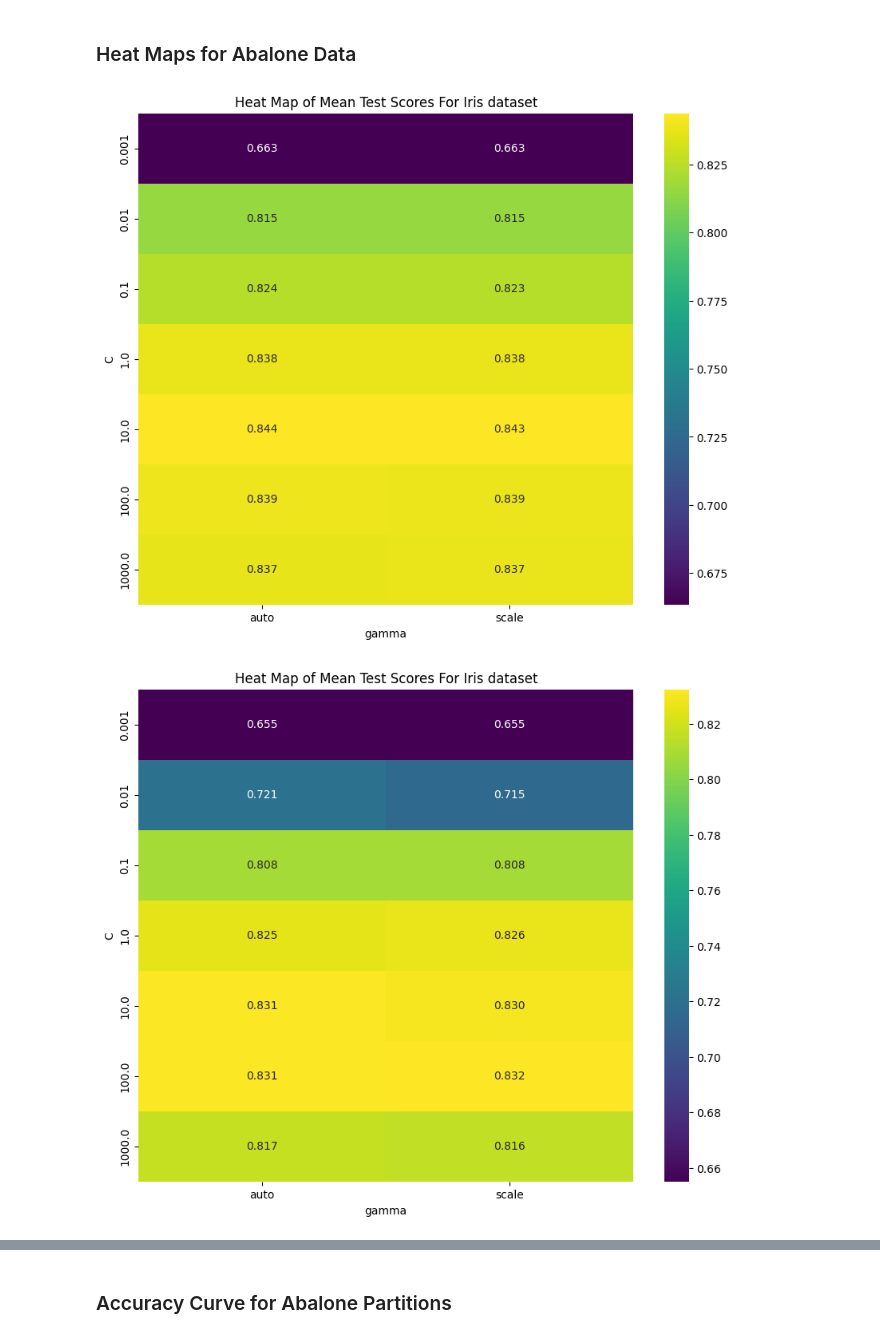
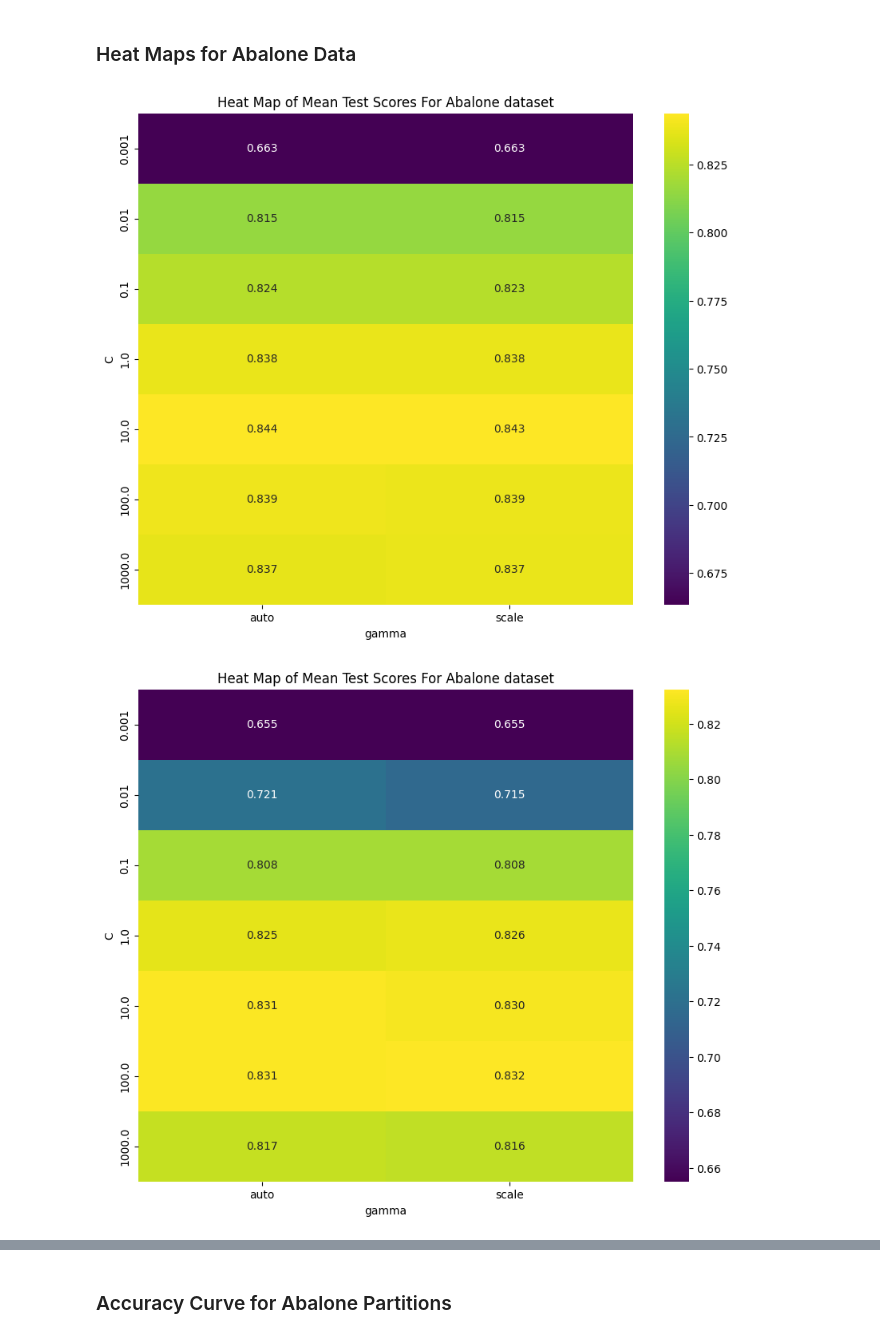
Before and after one commit to E1400/SupervisedML_Algorithm_Analysis, a Jupyter notebook: SVM.ipynb, the cells around one changed output, grey strips where cells are left out. Cells and saved outputs as stored; diff of their text form; code cells hidden in the pictures.

```diff
--- a/SVM.ipynb
+++ b/SVM.ipynb
@@ -356,7 +356,7 @@ heatmap_data = results_df_80_20.pivot_table(
 #  Plot
 plt.figure(figsize=(10, 8))
 sns.heatmap(heatmap_data, annot=True, fmt=".3f", cmap="viridis")
-plt.title('Heat Map of Mean Test Scores For Iris dataset')
+plt.title('Heat Map of Mean Test Scores For Abalone dataset')
 plt.xlabel('gamma')
 plt.ylabel('C')
 plt.show()
@@ -372,34 +372,34 @@ results_df_20_80 = pd.DataFrame({
 heatmap_data = results_df_20_80.pivot_table(
     values='mean_test_score',
     index='C',
     columns='gamma')
 #  Plot
 plt.figure(figsize=(10, 8))
 sns.heatmap(heatmap_data, annot=True, fmt=".3f", cmap="viridis")
-plt.title('Heat Map of Mean Test Scores For Iris dataset')
+plt.title('Heat Map of Mean Test Scores For Abalone dataset')
 plt.xlabel('gamma')
 plt.ylabel('C')
 plt.show()
 
 results_50_50 = svc_grid_50_50.cv_results_
 # data of interest
 results_df_50_50 = pd.DataFrame({
     'C': results_50_50['param_C'].data,
     'gamma': results_50_50['param_gamma'].data,
     'kernel': results_50_50['param_kernel'].data,
     'degree': results_50_50['param_degree'].data,
     'mean_test_score': results_50_50['mean_test_score']})
 heatmap_data = results_df_50_50.pivot_table(
     values='mean_test_score',
     index='C',
     columns='gamma')
 #  Plot
 plt.figure(figsize=(10, 8))
 sns.heatmap(heatmap_data, annot=True, fmt=".3f", cmap="viridis")
-plt.title('Heat Map of Mean Test Scores For Iris dataset')
+plt.title('Heat Map of Mean Test Scores For Abalone dataset')
 plt.xlabel('gamma')
 plt.ylabel('C')
 plt.show()
 # %% [output]
-[figure, old version]
+[figure, new version]
-[figure, old version]
+[figure, new version]
```
Also changed, not shown: parts of 3 cells of this notebook, 2 other files.
